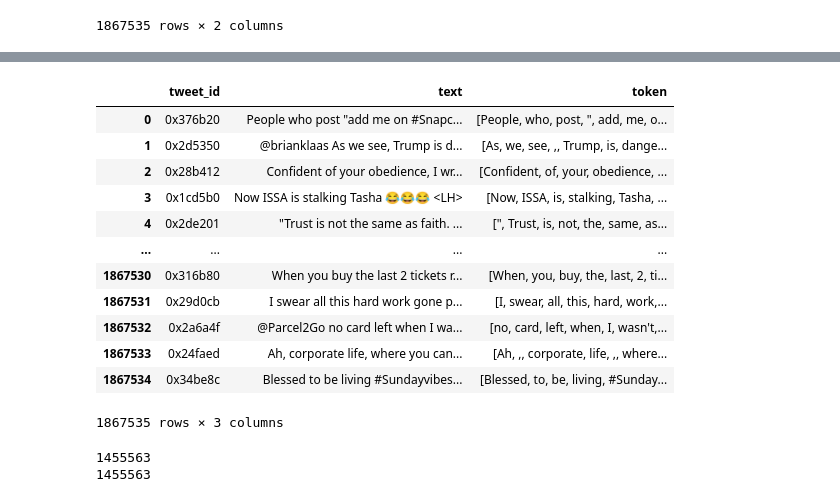
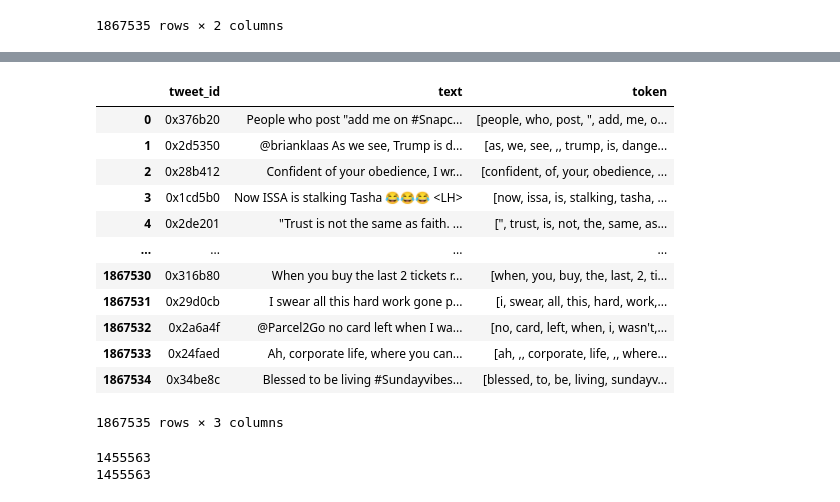
Before and after one commit to wuling31715/2020-NTHU-Data-Mining, a Jupyter notebook: lab2/kaggle/kashgari/26.ipynb, the cells around one changed output, grey strips where cells are left out. Drawn from its saved outputs; the diff is of its cells as text; code cells hidden in the pictures.

```diff
--- a/lab2/kaggle/kashgari/26.ipynb
+++ b/lab2/kaggle/kashgari/26.ipynb
@@ -66,8 +66,6 @@ identification_df
 # %%
 emoji_dict = {
     "😂": "lolface",
-    "😂😂": "lolface",
-    "😂😂😂": "lolface",
     "😇": "smile",
     "😀": "smile",
     "🎉": "party",
@@ -127,8 +125,6 @@ emoji_dict = {
     "😤" : "angry",
     "😠" : "angry",
     "😑" : "annoy",
-    "😡😡😡" : "angry",
-    "😡😡" : "angry",
     "😰": "anxious",
     "😯": "surprise",
     "😨": "scared",
@@ -156,15 +152,6 @@ frequent_name_dict = {
     "#onairromeo": "sadness",
     "#matthardybrand": "sadness",
 }
-# %%
-def replace_word(text):
-    text_list = text.split()
-    for i, j in enumerate(text_list):
-        if j in emoji_dict:
-            text_list[i] = emoji_dict[j]
-        if j in frequent_name_dict:
-            text_list[i] = frequent_name_dict[j]
-    return ' '.join(text_list)
 # %%
 text_df = pd.DataFrame(tweet_list, columns=['tweet_id', 'text'])
 text_df
@@ -182,15 +169,27 @@ text_df
 | 1867533 | 0x24faed | Ah, corporate life, where you can... |
 | 1867534 | 0x34be8c | Blessed to be living #Sundayvibes... |
 1867535 rows × 2 columns
+# %%
+import re
+def replace_word(text):
+    text_list = text.split()
+    for i, j in enumerate(text_list):
+        if j in emoji_dict:
+            text_list[i] = emoji_dict[j]
+        if j in frequent_name_dict:
+            text_list[i] = frequent_name_dict[j]
+    text = ' '.join(text_list)
+    text = re.sub('<lh>|<|>|@|#|', '', text)
+    return text.split()
 # %%
 %%time
-import re
+import nltk
 from nltk.tokenize import TweetTokenizer
+tweet_tokenizer = TweetTokenizer(strip_handles=True, reduce_len=True)
 
-tweet_tokenizer = TweetTokenizer(strip_handles=True, reduce_len=True)
-# text_df['text'] = text_df['text'].apply(lambda s : s.lower())
-# text_df['text'] = text_df['text'].apply(lambda s : replace_word(s))
-# text_df['text'] = text_df['text'].apply(lambda s : re.sub('<lh>|<|>|@|#', '', s))
-text_df['token'] = text_df['text'].apply(lambda s : tweet_tokenizer.tokenize(s))
+text_df['token'] = text_df['text'].apply(lambda s : s.lower())
+text_df['token'] = text_df['token'].apply(lambda s : tweet_tokenizer.tokenize(s))
+text_df['token'] = text_df['token'].apply(lambda s : ' '.join(s))
+text_df['token'] = text_df['token'].apply(lambda s : replace_word(s))
 text_df
 # %% [output]
@@ -199,15 +198,15 @@ Wall time: 2min 13s
 |  | tweet_id | text | token |
-| 0 | 0x376b20 | People who post "add me on #Snapc... | [People, who, post, ", add, me, o... |
-| 1 | 0x2d5350 | @brianklaas As we see, Trump is d... | [As, we, see, ,, Trump, is, dange... |
-| 2 | 0x28b412 | Confident of your obedience, I wr... | [Confident, of, your, obedience, ... |
-| 3 | 0x1cd5b0 | Now ISSA is stalking Tasha 😂😂😂 <LH> | [Now, ISSA, is, stalking, Tasha, ... |
-| 4 | 0x2de201 | "Trust is not the same as faith. ... | [", Trust, is, not, the, same, as... |
+| 0 | 0x376b20 | People who post "add me on #Snapc... | [people, who, post, ", add, me, o... |
+| 1 | 0x2d5350 | @brianklaas As we see, Trump is d... | [as, we, see, ,, trump, is, dange... |
+| 2 | 0x28b412 | Confident of your obedience, I wr... | [confident, of, your, obedience, ... |
+| 3 | 0x1cd5b0 | Now ISSA is stalking Tasha 😂😂😂 <LH> | [now, issa, is, stalking, tasha, ... |
+| 4 | 0x2de201 | "Trust is not the same as faith. ... | [", trust, is, not, the, same, as... |
 | ... | ... | ... | ... |
-| 1867530 | 0x316b80 | When you buy the last 2 tickets r... | [When, you, buy, the, last, 2, ti... |
-| 1867531 | 0x29d0cb | I swear all this hard work gone p... | [I, swear, all, this, hard, work,... |
-| 1867532 | 0x2a6a4f | @Parcel2Go no card left when I wa... | [no, card, left, when, I, wasn't,... |
-| 1867533 | 0x24faed | Ah, corporate life, where you can... | [Ah, ,, corporate, life, ,, where... |
-| 1867534 | 0x34be8c | Blessed to be living #Sundayvibes... | [Blessed, to, be, living, #Sunday... |
+| 1867530 | 0x316b80 | When you buy the last 2 tickets r... | [when, you, buy, the, last, 2, ti... |
+| 1867531 | 0x29d0cb | I swear all this hard work gone p... | [i, swear, all, this, hard, work,... |
+| 1867532 | 0x2a6a4f | @Parcel2Go no card left when I wa... | [no, card, left, when, i, wasn't,... |
+| 1867533 | 0x24faed | Ah, corporate life, where you can... | [ah, ,, corporate, life, ,, where... |
+| 1867534 | 0x34be8c | Blessed to be living #Sundayvibes... | [blessed, to, be, living, sundayv... |
 1867535 rows × 3 columns
 # %%
 test_df = identification_df[identification_df['identification'] == 'test']
```
Also changed, not shown: parts of 9 cells of this notebook, 1 other file.
